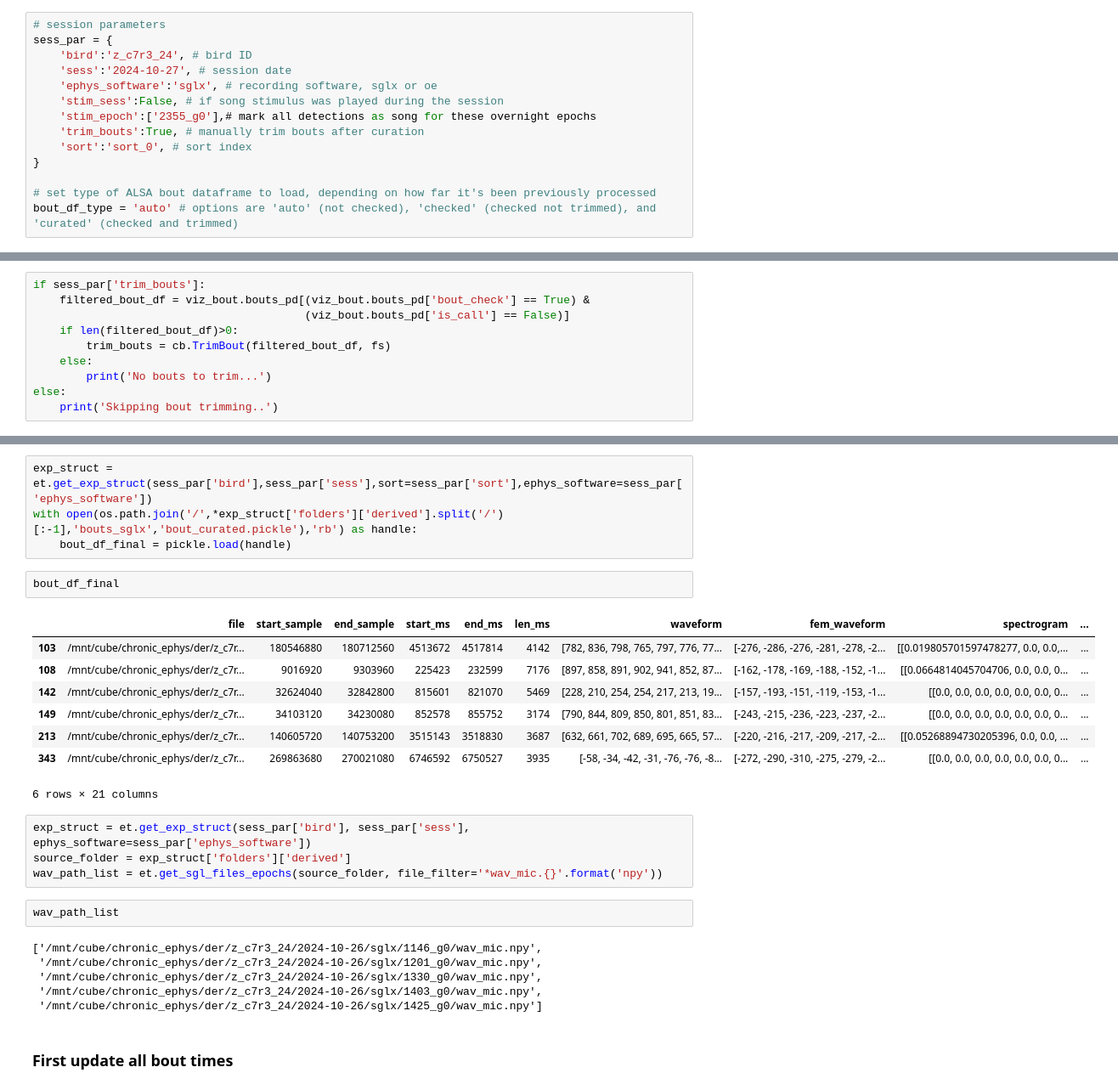
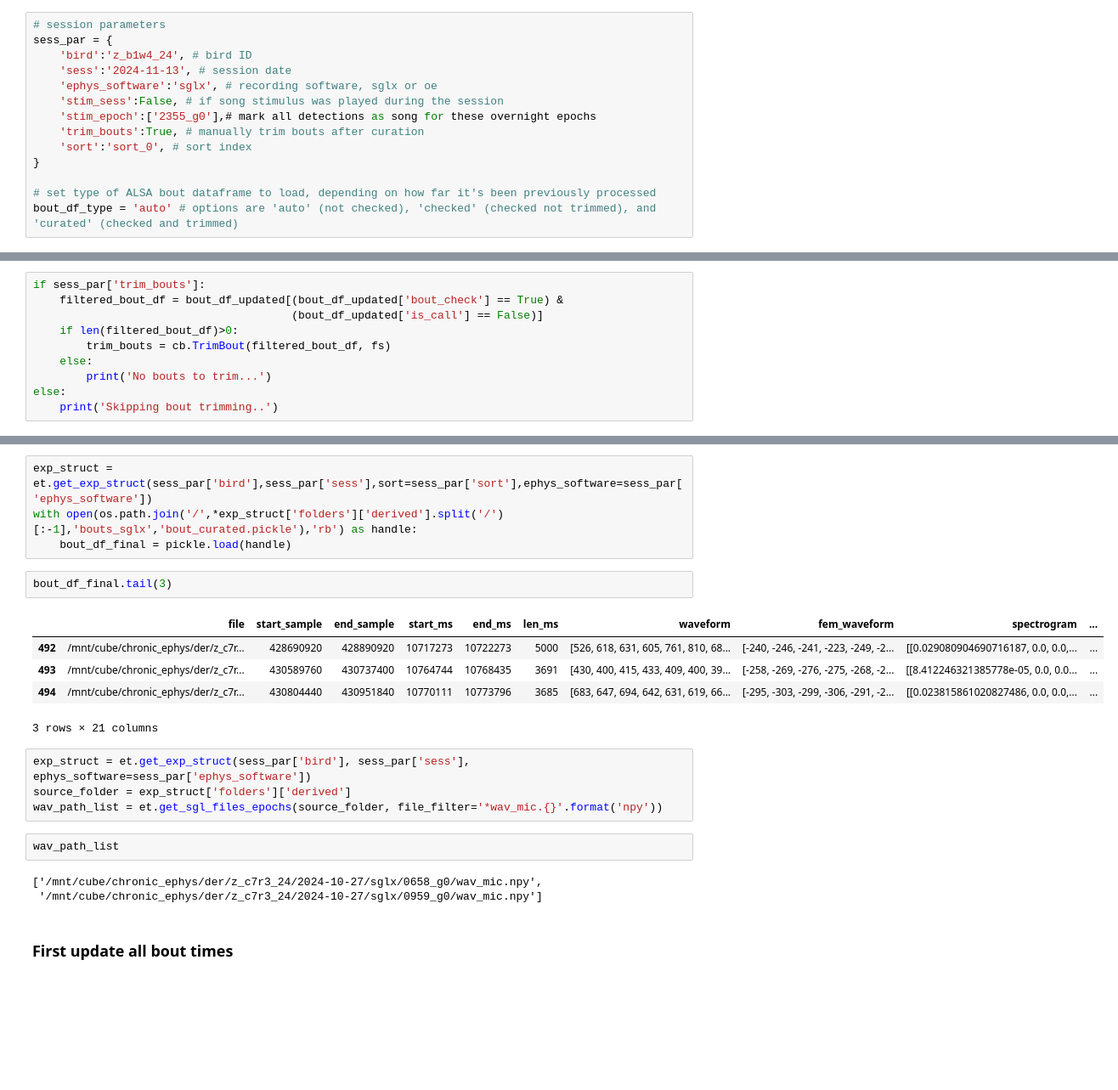
Before and after one commit to laurenostrowski/chronic_ephys_pipeline, a Jupyter notebook: 2-curate_acoustics.ipynb, the cells around one changed output, grey strips where cells are left out. Shown at 85% size. Cells and saved outputs as stored; diff of their text form; blank space fills up the shorter version.

```diff
--- a/2-curate_acoustics.ipynb
+++ b/2-curate_acoustics.ipynb
@@ -35,8 +35,8 @@ logger.setLevel(logging.WARNING) # set to logging.INFO if you'd like to see the
 # %%
 # session parameters
 sess_par = {
-    'bird':'z_c7r3_24', # bird ID
-    'sess':'2024-10-27', # session date
+    'bird':'z_b1w4_24', # bird ID
+    'sess':'2024-11-13', # session date
     'ephys_software':'sglx', # recording software, sglx or oe
     'stim_sess':False, # if song stimulus was played during the session
     'stim_epoch':['2355_g0'],# mark all detections as song for these overnight epochs
@@ -114,13 +129,3 @@ Out of 496 potential bouts:
 # %% [markdown]
 ## Trim bouts:
 Now that you have only the true bouts, trim the start and end points to align precise with bout onset and offset. This will improve the performance of syllable segmentation and clustering in later steps.
-# %%
-if sess_par['trim_bouts']:
-    filtered_bout_df = viz_bout.bouts_pd[(viz_bout.bouts_pd['bout_check'] == True) &
-                                         (viz_bout.bouts_pd['is_call'] == False)]
-    if len(filtered_bout_df)>0:
-        trim_bouts = cb.TrimBout(filtered_bout_df, fs)
-    else:
-        print('No bouts to trim...')
-else:
-    print('Skipping bout trimming..')
@@ -129,0 +132,10 @@ VBox(children=(HBox(children=(Button(button_style='warning', description='Prev',
+# %%
+if sess_par['trim_bouts']:
+    filtered_bout_df = bout_df_updated[(bout_df_updated['bout_check'] == True) &
+                                       (bout_df_updated['is_call'] == False)]
+    if len(filtered_bout_df)>0:
+        trim_bouts = cb.TrimBout(filtered_bout_df, fs)
+    else:
+        print('No bouts to trim...')
+else:
+    print('Skipping bout trimming..')
@@ -230,16 +314,13 @@ exp_struct = et.get_exp_struct(sess_par['bird'],sess_par['sess'],sort=sess_par['
 with open(os.path.join('/',*exp_struct['folders']['derived'].split('/')[:-1],'bouts_sglx','bout_curated.pickle'),'rb') as handle:
     bout_df_final = pickle.load(handle)
 # %%
-bout_df_final
+bout_df_final.tail(3)
 # %% [output]
 |  | file | start_sample | end_sample | start_ms | end_ms | len_ms | waveform | fem_waveform | spectrogram | ... |
-| 103 | /mnt/cube/chronic_ephys/der/z_c7r... | 180546880 | 180712560 | 4513672 | 4517814 | 4142 | [782, 836, 798, 765, 797, 776, 77... | [-276, -286, -276, -281, -278, -2... | [[0.019805701597478277, 0.0, 0.0,... | ... |
-| 108 | /mnt/cube/chronic_ephys/der/z_c7r... | 9016920 | 9303960 | 225423 | 232599 | 7176 | [897, 858, 891, 902, 941, 852, 87... | [-162, -178, -169, -188, -152, -1... | [[0.0664814045704706, 0.0, 0.0, 0... | ... |
-| 142 | /mnt/cube/chronic_ephys/der/z_c7r... | 32624040 | 32842800 | 815601 | 821070 | 5469 | [228, 210, 254, 254, 217, 213, 19... | [-157, -193, -151, -119, -153, -1... | [[0.0, 0.0, 0.0, 0.0, 0.0, 0.0, 0... | ... |
-| 149 | /mnt/cube/chronic_ephys/der/z_c7r... | 34103120 | 34230080 | 852578 | 855752 | 3174 | [790, 844, 809, 850, 801, 851, 83... | [-243, -215, -236, -223, -237, -2... | [[0.0, 0.0, 0.0, 0.0, 0.0, 0.0, 0... | ... |
-| 213 | /mnt/cube/chronic_ephys/der/z_c7r... | 140605720 | 140753200 | 3515143 | 3518830 | 3687 | [632, 661, 702, 689, 695, 665, 57... | [-220, -216, -217, -209, -217, -2... | [[0.05268894730205396, 0.0, 0.0, ... | ... |
-| 343 | /mnt/cube/chronic_ephys/der/z_c7r... | 269863680 | 270021080 | 6746592 | 6750527 | 3935 | [-58, -34, -42, -31, -76, -76, -8... | [-272, -290, -310, -275, -279, -2... | [[0.0, 0.0, 0.0, 0.0, 0.0, 0.0, 0... | ... |
+| 492 | /mnt/cube/chronic_ephys/der/z_c7r... | 428690920 | 428890920 | 10717273 | 10722273 | 5000 | [526, 618, 631, 605, 761, 810, 68... | [-240, -246, -241, -223, -249, -2... | [[0.029080904690716187, 0.0, 0.0,... | ... |
+| 493 | /mnt/cube/chronic_ephys/der/z_c7r... | 430589760 | 430737400 | 10764744 | 10768435 | 3691 | [430, 400, 415, 433, 409, 400, 39... | [-258, -269, -276, -275, -268, -2... | [[8.412246321385778e-05, 0.0, 0.0... | ... |
+| 494 | /mnt/cube/chronic_ephys/der/z_c7r... | 430804440 | 430951840 | 10770111 | 10773796 | 3685 | [683, 647, 694, 642, 631, 619, 66... | [-295, -303, -299, -306, -291, -2... | [[0.023815861020827486, 0.0, 0.0,... | ... |
-6 rows × 21 columns
+3 rows × 21 columns
 # %%
 exp_struct = et.get_exp_struct(sess_par['bird'], sess_par['sess'], ephys_software=sess_par['ephys_software'])
 source_folder = exp_struct['folders']['derived']
@@ -247,11 +328,8 @@ wav_path_list = et.get_sgl_files_epochs(source_folder, file_filter='*wav_mic.{}'
 # %%
 wav_path_list
 # %% [output]
-['/mnt/cube/chronic_ephys/der/z_c7r3_24/2024-10-26/sglx/1146_g0/wav_mic.npy',
- '/mnt/cube/chronic_ephys/der/z_c7r3_24/2024-10-26/sglx/1201_g0/wav_mic.npy',
- '/mnt/cube/chronic_ephys/der/z_c7r3_24/2024-10-26/sglx/1330_g0/wav_mic.npy',
- '/mnt/cube/chronic_ephys/der/z_c7r3_24/2024-10-26/sglx/1403_g0/wav_mic.npy',
- '/mnt/cube/chronic_ephys/der/z_c7r3_24/2024-10-26/sglx/1425_g0/wav_mic.npy']
+['/mnt/cube/chronic_ephys/der/z_c7r3_24/2024-10-27/sglx/0658_g0/wav_mic.npy',
+ '/mnt/cube/chronic_ephys/der/z_c7r3_24/2024-10-27/sglx/0959_g0/wav_mic.npy']
 # %% [markdown]
 ### First update all bout times
 # %%
```
Also changed, not shown: parts of 25 cells of this notebook, 4 other files.
